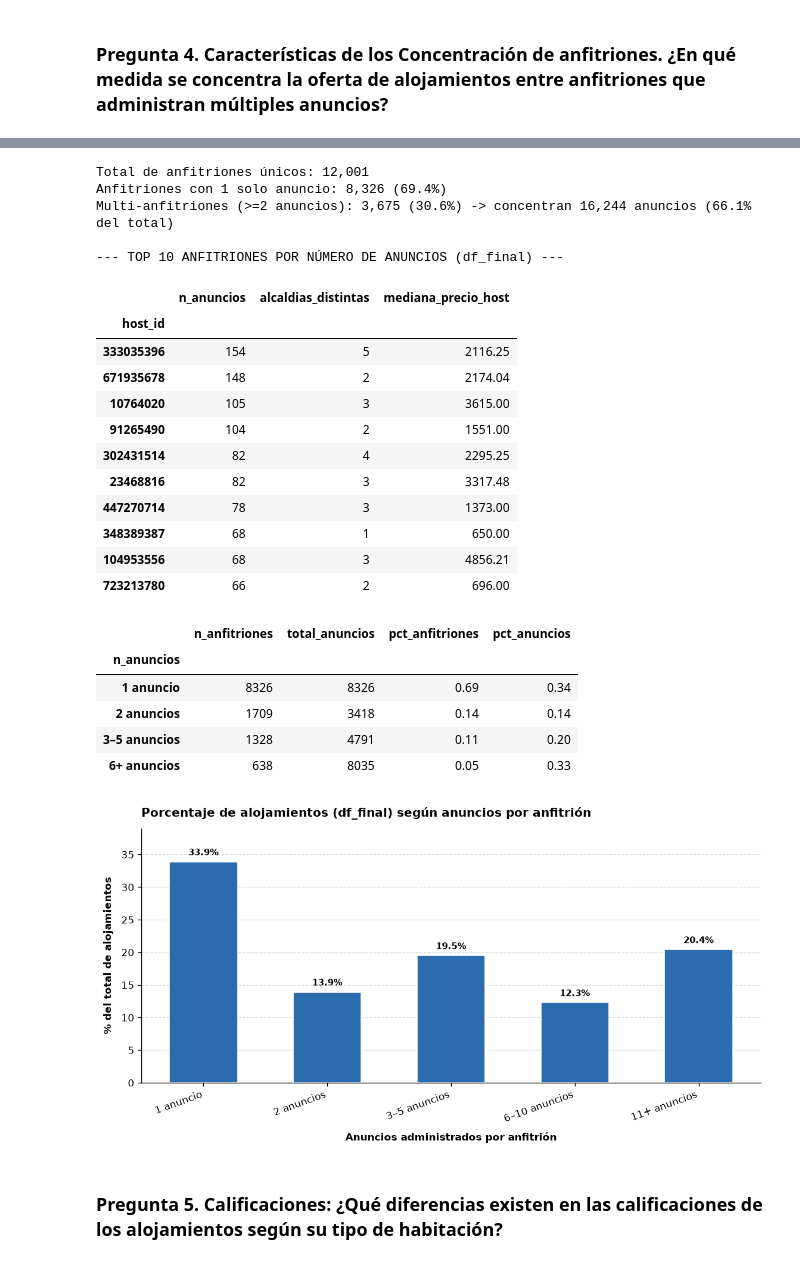
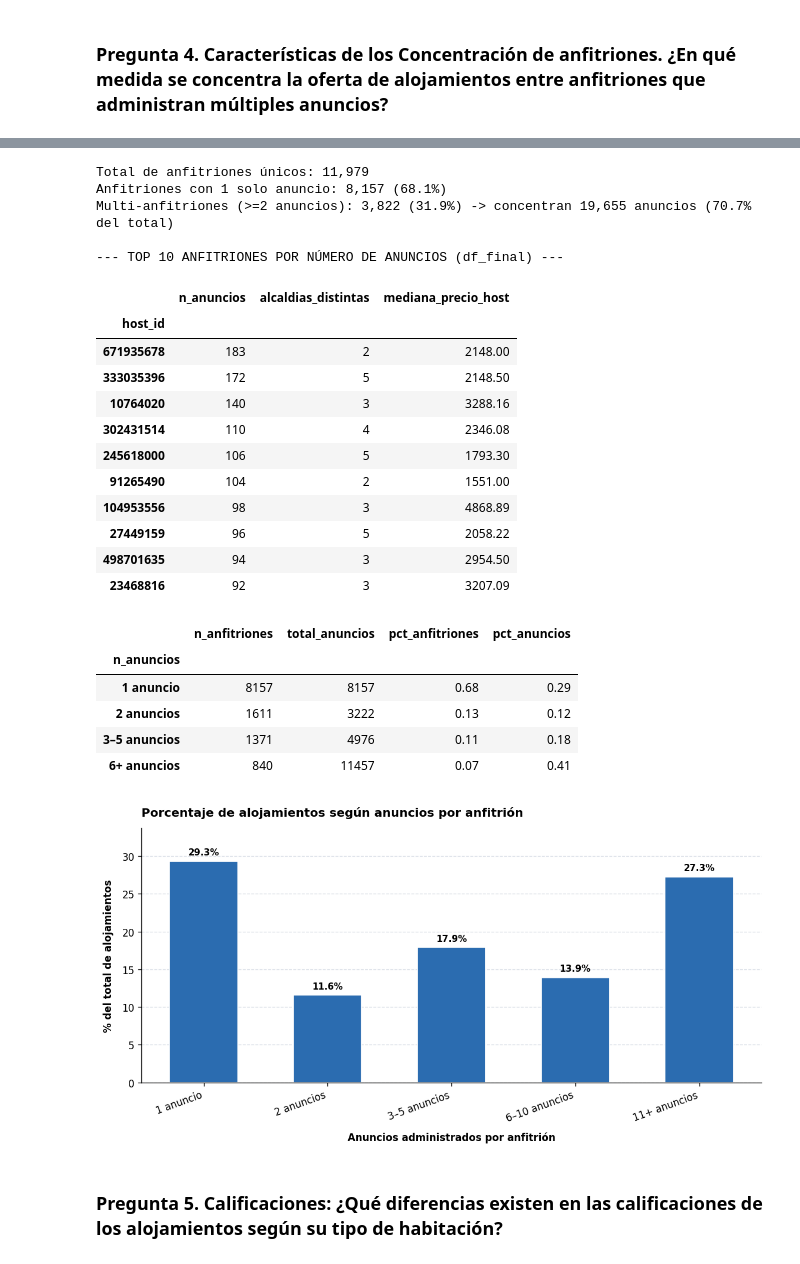
Before and after one commit to serpennskill/Proyecto_equipo_9, a Jupyter notebook: main.ipynb, the cells around one changed output, grey strips where cells are left out. Drawn from its saved outputs; the diff is of its cells as text; code cells hidden in the pictures.

```diff
--- a/main.ipynb
+++ b/main.ipynb
@@ -505,16 +543,15 @@ df_reducido_2 = df_reducido_2.sort_values(by='id', ascending=False)
 duplicados_id = df_reducido_2.duplicated(subset=['id']).sum()
 print(f"IDs idénticos encontrados: {duplicados_id}")
 
-# Búsqueda de anuncios clonados
+# Búsqueda de anuncios iguales
 
-# Añadimos neighbourhood y room_type para no borrar cuartos distintos en la misma casa
-columnas_clones = ['latitude', 'longitude', 'host_id', 'neighbourhood_cleansed', 'room_type']
-duplicados_fisicos = df_reducido_2.duplicated(subset=columnas_clones).sum()
-print(f"Propiedades clonadas encontradas: {duplicados_fisicos}")
+# Añadimos neighbourhood y room_type a las variables geográficas
+columnas_iguales = ['latitude', 'longitude', 'host_id', 'neighbourhood_cleansed', 'room_type']
+duplicados_fisicos = df_reducido_2.duplicated(subset=columnas_iguales).sum()
+print(f"Propiedades iguales encontradas: {duplicados_fisicos}")
 
-# 3. Eliminamos ambos casos
+# 3. Eliminamos solo IDs duplicados
 df_reducido_2 = df_reducido_2.drop_duplicates(subset=['id'], keep='first')
-df_reducido_2 = df_reducido_2.drop_duplicates(subset=columnas_clones, keep='first')
 
 print(f"\nTras eliminar duplicados, nos quedan {len(df_reducido_2)} filas únicas.")
 # %% [output]
@@ -1365,51 +1396,52 @@ barras = ax.bar(pct_oferta.index.astype(str), pct_oferta.values, width=0.55, col
 
 ax.spines['top'].set_visible(False)
 ax.spines['right'].set_visible(False)
 ax.set_axisbelow(True)
 ax.yaxis.grid(True, linestyle='--', alpha=0.35, color='#94a3b8')
 ax.set_ylim(0, pct_oferta.max() * 1.15)
 
 ax.set_title(
-    'Porcentaje de alojamientos (df_final) según anuncios por anfitrión',
+    'Porcentaje de alojamientos según anuncios por anfitrión',
     fontsize=12,
     fontweight='bold',
     loc='left',
     pad=12
 )
 ax.set_xlabel('Anuncios administrados por anfitrión', fontsize=10, fontweight='bold', labelpad=8)
 ax.set_ylabel('% del total de alojamientos', fontsize=10, fontweight='bold', labelpad=8)
 plt.xticks(rotation=20, ha='right')
 
 for idx, val in enumerate(pct_oferta):
     ax.text(idx, val + pct_oferta.max() * 0.02, f'{val:.1f}%', ha='center', va='bottom', fontsize=9, fontweight='bold')
 
 fig.tight_layout()
+fig.savefig(carpeta_graficas / "04_prop_anuncios_oferta.png", dpi=300, bbox_inches="tight")
 plt.show()
 # %% [output]
-Total de anfitriones únicos: 12,001
-Anfitriones con 1 solo anuncio: 8,326 (69.4%)
-Multi-anfitriones (>=2 anuncios): 3,675 (30.6%) -> concentran 16,244 anuncios (66.1% del total)
+Total de anfitriones únicos: 11,979
+Anfitriones con 1 solo anuncio: 8,157 (68.1%)
+Multi-anfitriones (>=2 anuncios): 3,822 (31.9%) -> concentran 19,655 anuncios (70.7% del total)
 
 --- TOP 10 ANFITRIONES POR NÚMERO DE ANUNCIOS (df_final) ---
 |  | n_anuncios | alcaldias_distintas | mediana_precio_host |
 | host_id |  |  |  |
-| 333035396 | 154 | 5 | 2116.25 |
-| 671935678 | 148 | 2 | 2174.04 |
-| 10764020 | 105 | 3 | 3615.00 |
+| 671935678 | 183 | 2 | 2148.00 |
+| 333035396 | 172 | 5 | 2148.50 |
+| 10764020 | 140 | 3 | 3288.16 |
+| 302431514 | 110 | 4 | 2346.08 |
+| 245618000 | 106 | 5 | 1793.30 |
 | 91265490 | 104 | 2 | 1551.00 |
-| 302431514 | 82 | 4 | 2295.25 |
-| 23468816 | 82 | 3 | 3317.48 |
-| 447270714 | 78 | 3 | 1373.00 |
-| 348389387 | 68 | 1 | 650.00 |
-| 104953556 | 68 | 3 | 4856.21 |
-| 723213780 | 66 | 2 | 696.00 |
+| 104953556 | 98 | 3 | 4868.89 |
+| 27449159 | 96 | 5 | 2058.22 |
+| 498701635 | 94 | 3 | 2954.50 |
+| 23468816 | 92 | 3 | 3207.09 |
 |  | n_anfitriones | total_anuncios | pct_anfitriones | pct_anuncios |
 | n_anuncios |  |  |  |  |
-| 1 anuncio | 8326 | 8326 | 0.69 | 0.34 |
-| 2 anuncios | 1709 | 3418 | 0.14 | 0.14 |
-| 3–5 anuncios | 1328 | 4791 | 0.11 | 0.20 |
-| 6+ anuncios | 638 | 8035 | 0.05 | 0.33 |
+| 1 anuncio | 8157 | 8157 | 0.68 | 0.29 |
+| 2 anuncios | 1611 | 3222 | 0.13 | 0.12 |
+| 3–5 anuncios | 1371 | 4976 | 0.11 | 0.18 |
+| 6+ anuncios | 840 | 11457 | 0.07 | 0.41 |
-[figure, old version]
+[figure, new version]
 # %% [markdown]
 ### **Pregunta 5. Calificaciones:** ¿Qué diferencias existen en las calificaciones de los alojamientos según su tipo de habitación?
 # %% [markdown]
```
Also changed, not shown: parts of 31 cells of this notebook, 1 other file.
